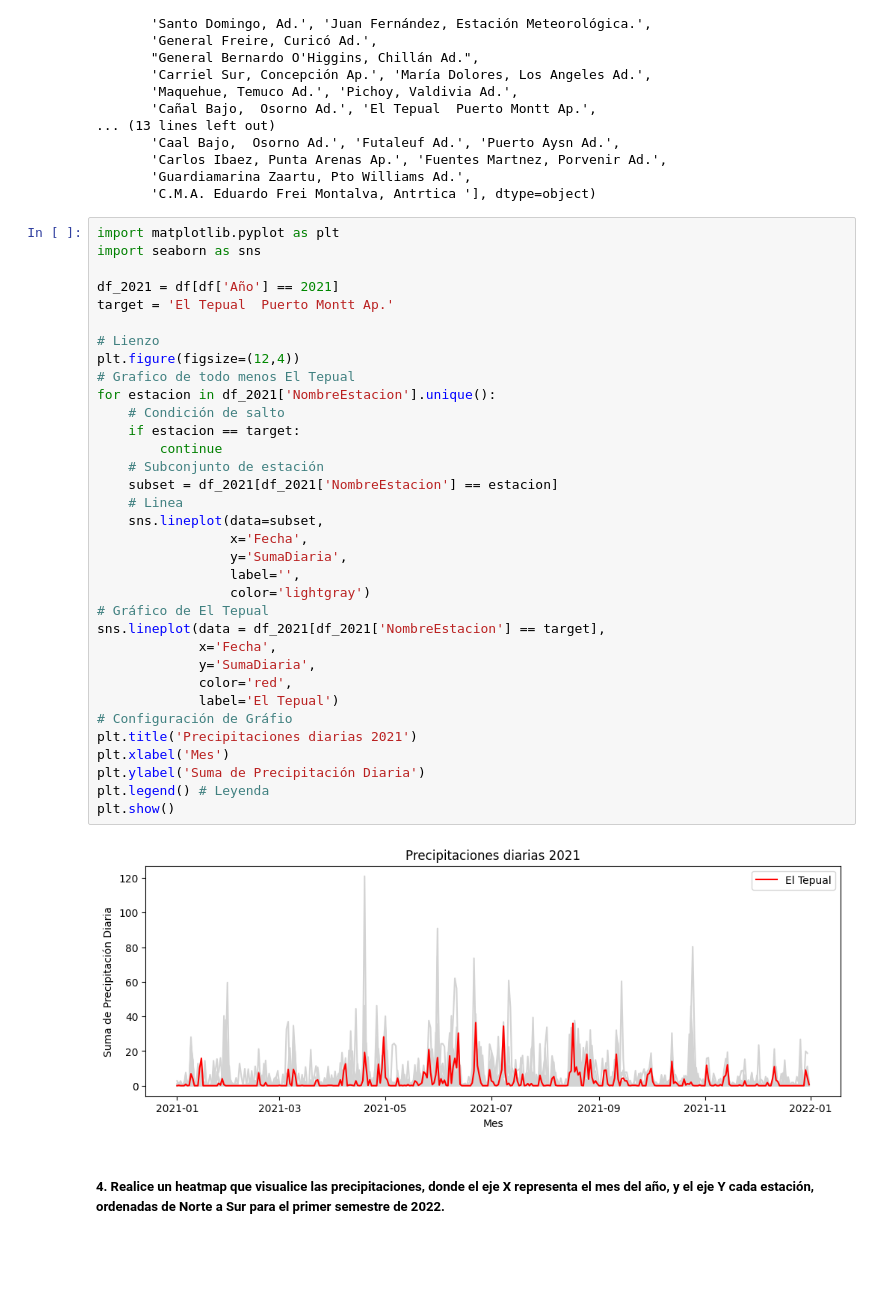
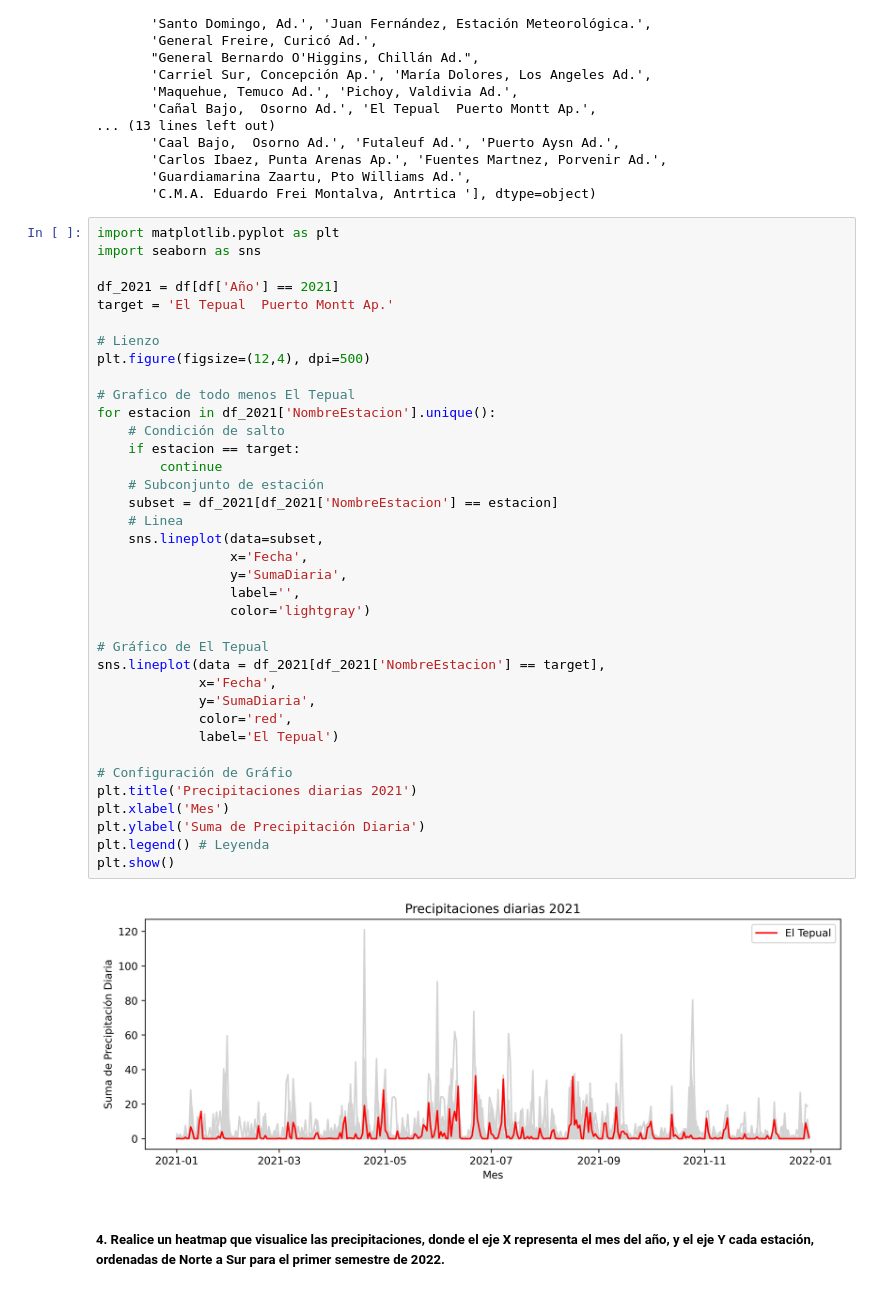
Before and after one commit to GabrielBurgosS/Data-Visualization-2025, a Jupyter notebook: Ayudantía 5 - Visualización II.ipynb, the cells around one changed output. Cells and saved outputs as stored; diff of their text form; blank space fills up the shorter version.

```diff
--- a/Ayudantía 5 - Visualización II.ipynb
+++ b/Ayudantía 5 - Visualización II.ipynb
@@ -261,35 +296,38 @@ import seaborn as sns
 df_2021 = df[df['Año'] == 2021]
 target = 'El Tepual  Puerto Montt Ap.'
 
 # Lienzo
-plt.figure(figsize=(12,4))
+plt.figure(figsize=(12,4), dpi=500)
+
 # Grafico de todo menos El Tepual
 for estacion in df_2021['NombreEstacion'].unique():
 	# Condición de salto
 	if estacion == target:
 		continue
 	# Subconjunto de estación
 	subset = df_2021[df_2021['NombreEstacion'] == estacion]
 	# Linea
 	sns.lineplot(data=subset,
 				 x='Fecha',
 			     y='SumaDiaria',
 				 label='',
 				 color='lightgray')
+
 # Gráfico de El Tepual
 sns.lineplot(data = df_2021[df_2021['NombreEstacion'] == target],
 			 x='Fecha',
 			 y='SumaDiaria',
 			 color='red',
 			 label='El Tepual')
+
 # Configuración de Gráfio
 plt.title('Precipitaciones diarias 2021')
 plt.xlabel('Mes')
 plt.ylabel('Suma de Precipitación Diaria')
 plt.legend() # Leyenda
 plt.show()
 # %% [output]
-[figure, old version]
+[figure, new version]
 # %% [markdown]
 ##### 4. Realice un heatmap que visualice las precipitaciones, donde el eje X representa el mes del año, y el eje Y cada estación, ordenadas de Norte a Sur para el primer semestre de 2022.
 # %%
```
Also changed, not shown: parts of 11 cells of this notebook.
